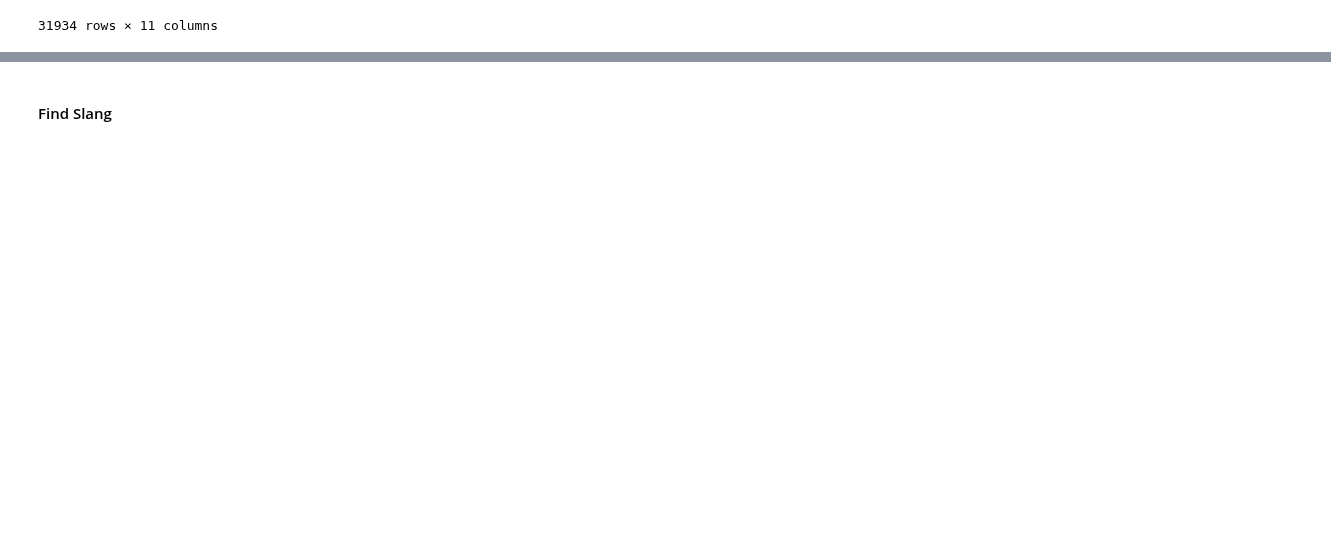
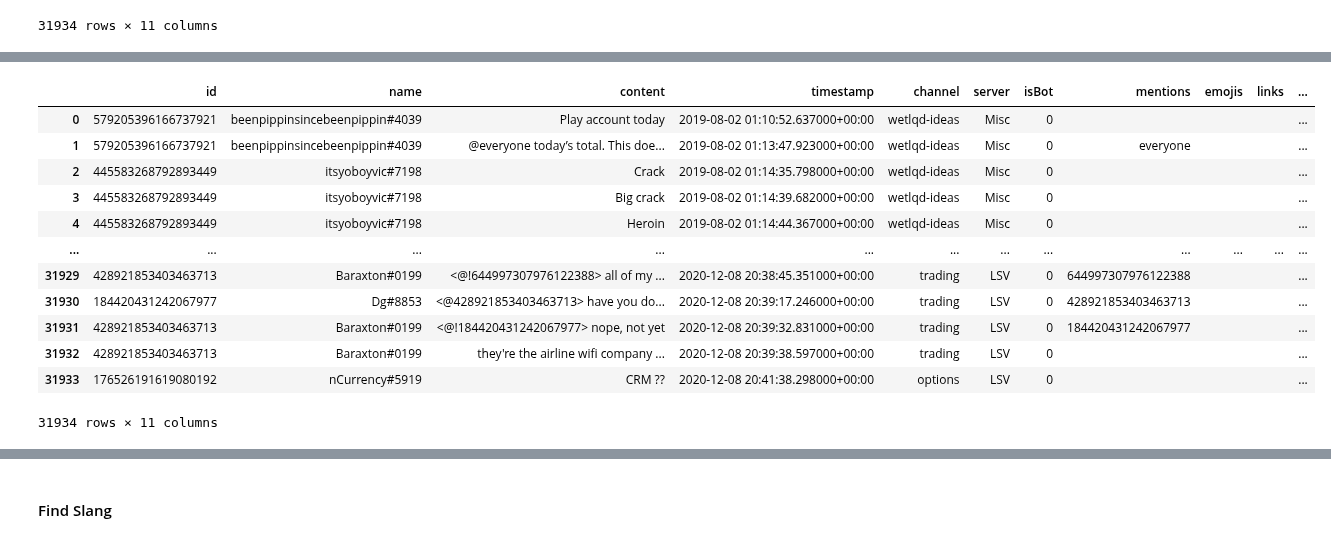
Before and after one commit to kyle-rgb/Discord_Project, a Jupyter notebook: notebooks/Data_Cleaning.ipynb, the cells around one changed output, grey strips where cells are left out. Drawn from its saved outputs; the diff is of its cells as text; code cells hidden in the pictures; blank space fills up the shorter version.

```diff
--- a/notebooks/Data_Cleaning.ipynb
+++ b/notebooks/Data_Cleaning.ipynb
@@ -1039,3 +1039,10 @@ total_df_w_new_cols
 31934 rows × 11 columns
 # %%
 total_df_w_new_cols.to_sql("comments", con="sqlite:///../data/interim/discord/discord.db", index_label="pk", if_exists="replace")
+# %%
+with sql.connect("../data/interim/discord/discord.db") as con:
+    total_df_w_new_cols = pd.read_sql("SELECT * FROM comments", con=con)
+# %%
+total_df_w_new_cols = total_df_w_new_cols.drop("pk", axis=1)
+# %%
+total_df_w_new_cols.timestamp = pd.to_datetime(total_df_w_new_cols.timestamp)
@@ -1041,0 +1070,16 @@ total_df_w_new_cols.to_sql("comments", con="sqlite:///../data/interim/discord/di
+# %%
+total_df_w_new_cols
+# %% [output]
+|  | id | name | content | timestamp | channel | server | isBot | mentions | emojis | links | ... |
+| 0 | 579205396166737921 | beenpippinsincebeenpippin#4039 | Play account today | 2019-08-02 01:10:52.637000+00:00 | wetlqd-ideas | Misc | 0 |  |  |  | ... |
+| 1 | 579205396166737921 | beenpippinsincebeenpippin#4039 | @everyone today’s total. This doe... | 2019-08-02 01:13:47.923000+00:00 | wetlqd-ideas | Misc | 0 | everyone |  |  | ... |
+| 2 | 445583268792893449 | itsyoboyvic#7198 | Crack | 2019-08-02 01:14:35.798000+00:00 | wetlqd-ideas | Misc | 0 |  |  |  | ... |
+| 3 | 445583268792893449 | itsyoboyvic#7198 | Big crack | 2019-08-02 01:14:39.682000+00:00 | wetlqd-ideas | Misc | 0 |  |  |  | ... |
+| 4 | 445583268792893449 | itsyoboyvic#7198 | Heroin | 2019-08-02 01:14:44.367000+00:00 | wetlqd-ideas | Misc | 0 |  |  |  | ... |
+| ... | ... | ... | ... | ... | ... | ... | ... | ... | ... | ... | ... |
+| 31929 | 428921853403463713 | Baraxton#0199 | <@!644997307976122388> all of my ... | 2020-12-08 20:38:45.351000+00:00 | trading | LSV | 0 | 644997307976122388 |  |  | ... |
+| 31930 | 184420431242067977 | Dg#8853 | <@428921853403463713> have you do... | 2020-12-08 20:39:17.246000+00:00 | trading | LSV | 0 | 428921853403463713 |  |  | ... |
+| 31931 | 428921853403463713 | Baraxton#0199 | <@!184420431242067977> nope, not yet | 2020-12-08 20:39:32.831000+00:00 | trading | LSV | 0 | 184420431242067977 |  |  | ... |
+| 31932 | 428921853403463713 | Baraxton#0199 | they're the airline wifi company ... | 2020-12-08 20:39:38.597000+00:00 | trading | LSV | 0 |  |  |  | ... |
+| 31933 | 176526191619080192 | nCurrency#5919 | CRM ?? | 2020-12-08 20:41:38.298000+00:00 | options | LSV | 0 |  |  |  | ... |
+31934 rows × 11 columns
```
Also changed, not shown: parts of 19 cells of this notebook, 1 other file.
